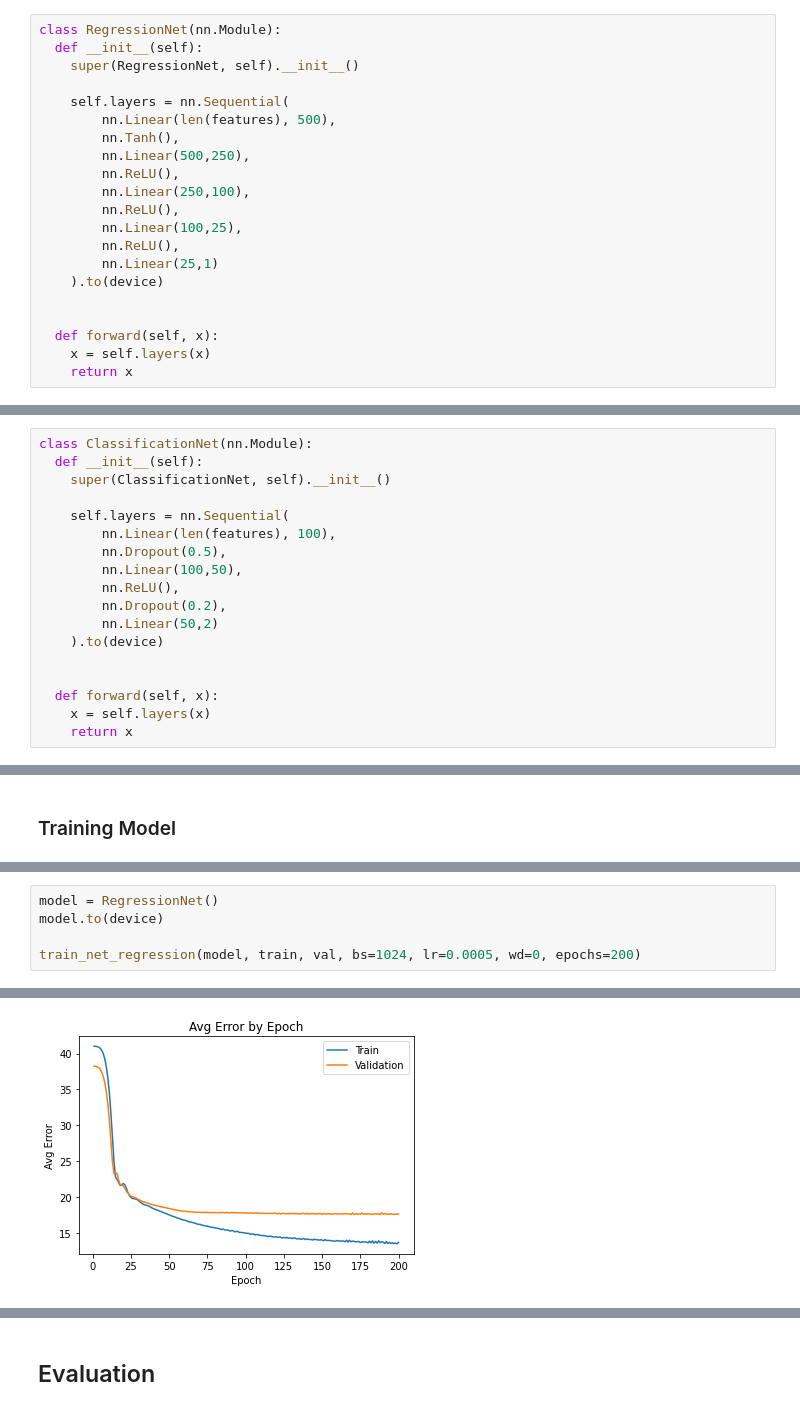
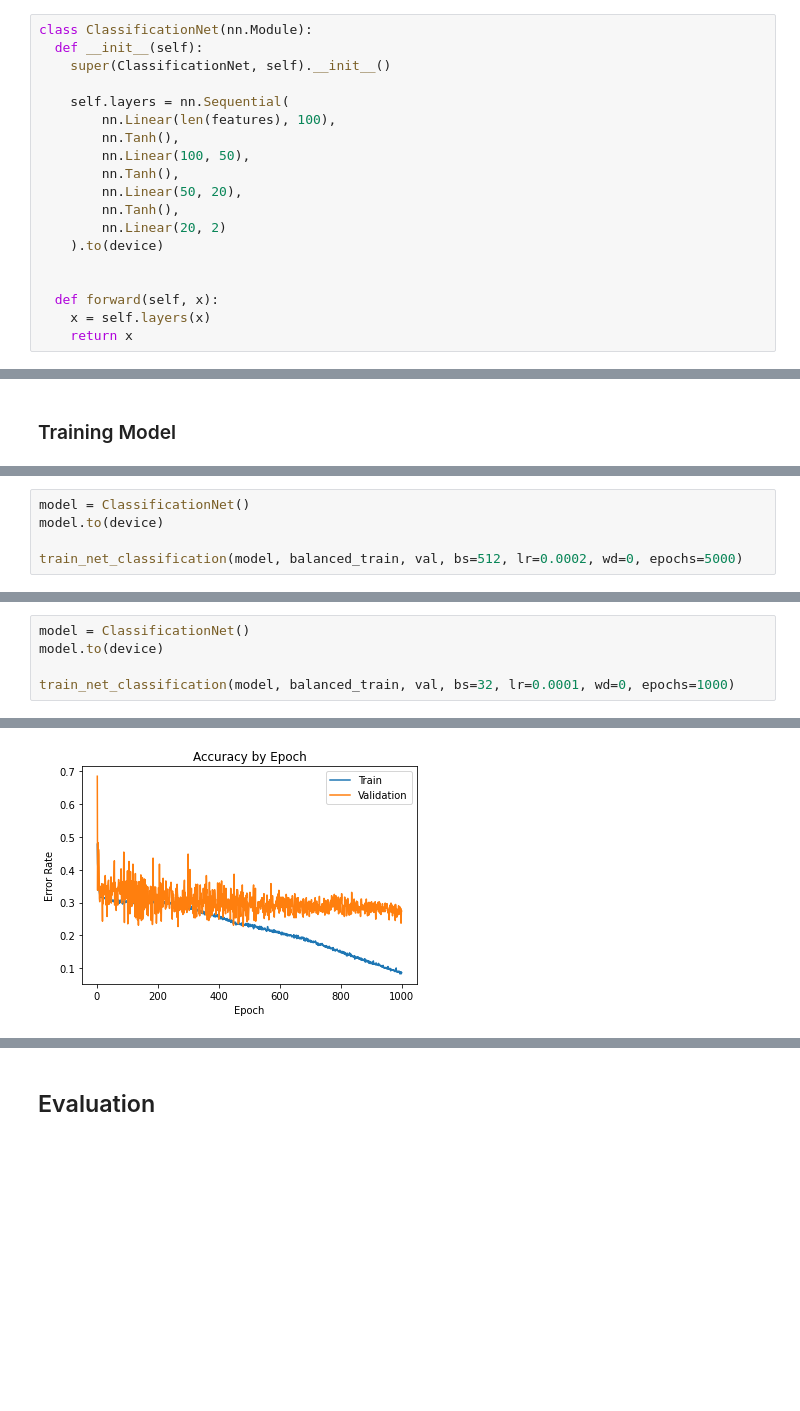
Before and after one commit to APS360-Team-34/Hit-Song-Prediction, a Jupyter notebook: Playground_Rakan.ipynb, the cells around one changed output, grey strips where cells are left out. Drawn from its saved outputs; the diff is of its cells as text; blank space fills up the shorter version.

```diff
--- a/Playground_Rakan.ipynb
+++ b/Playground_Rakan.ipynb
@@ -291,18 +363,16 @@ test = SpotifyTracksDataset(test_df, features, dataset_target)
 # %%
-class RegressionNet(nn.Module):
+class ClassificationNet(nn.Module):
   def __init__(self):
-    super(RegressionNet, self).__init__()
+    super(ClassificationNet, self).__init__()
 
     self.layers = nn.Sequential(
-        nn.Linear(len(features), 500),
+        nn.Linear(len(features), 100),
         nn.Tanh(),
-        nn.Linear(500,250),
-        nn.ReLU(),
-        nn.Linear(250,100),
-        nn.ReLU(),
-        nn.Linear(100,25),
-        nn.ReLU(),
-        nn.Linear(25,1)
+        nn.Linear(100, 50),
+        nn.Tanh(),
+        nn.Linear(50, 20),
+        nn.Tanh(),
+        nn.Linear(20, 2)
     ).to(device)
 
 
@@ -314,21 +382,3 @@ class RegressionNet(nn.Module):
-# %%
-class ClassificationNet(nn.Module):
-  def __init__(self):
-    super(ClassificationNet, self).__init__()
-
-    self.layers = nn.Sequential(
-        nn.Linear(len(features), 100),
-        nn.Dropout(0.5),
-        nn.Linear(100,50),
-        nn.ReLU(),
-        nn.Dropout(0.2),
-        nn.Linear(50,2)
-    ).to(device)
-
-
-  def forward(self, x):
-    x = self.layers(x)
-    return x
 # %% [markdown]
 ## Training
 # %% [markdown]
@@ -581,0 +536,5 @@ def train_net_classification(model, train_data, valid_data, bs=50, lr=0.01, wd=0
+# %%
+model = ClassificationNet()
+model.to(device)
+
+train_net_classification(model, balanced_train, val, bs=512, lr=0.0002, wd=0, epochs=5000)
@@ -584,6 +563,6 @@ def train_net_classification(model, train_data, valid_data, bs=50, lr=0.01, wd=0
 # %%
-model = RegressionNet()
+model = ClassificationNet()
 model.to(device)
 
-train_net_regression(model, train, val, bs=1024, lr=0.0005, wd=0, epochs=200)
+train_net_classification(model, balanced_train, val, bs=32, lr=0.0001, wd=0, epochs=1000)
 # %% [output]
@@ -608 +587 @@ Actual: 67.0;  Predicted: 53.42
-[figure, old version]
+[figure, new version]
```
Also changed, not shown: parts of 58 cells of this notebook, 6 other files.
